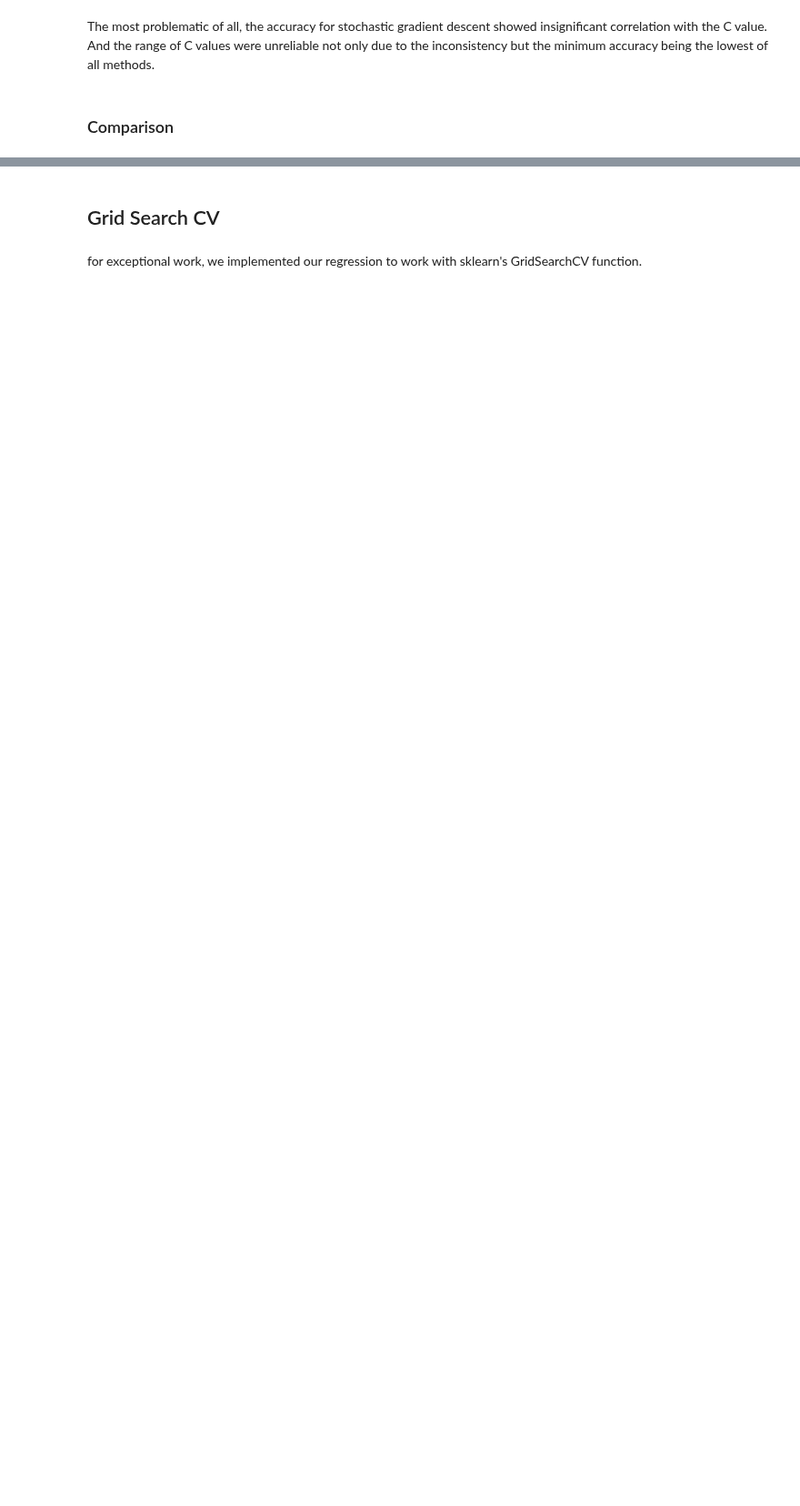
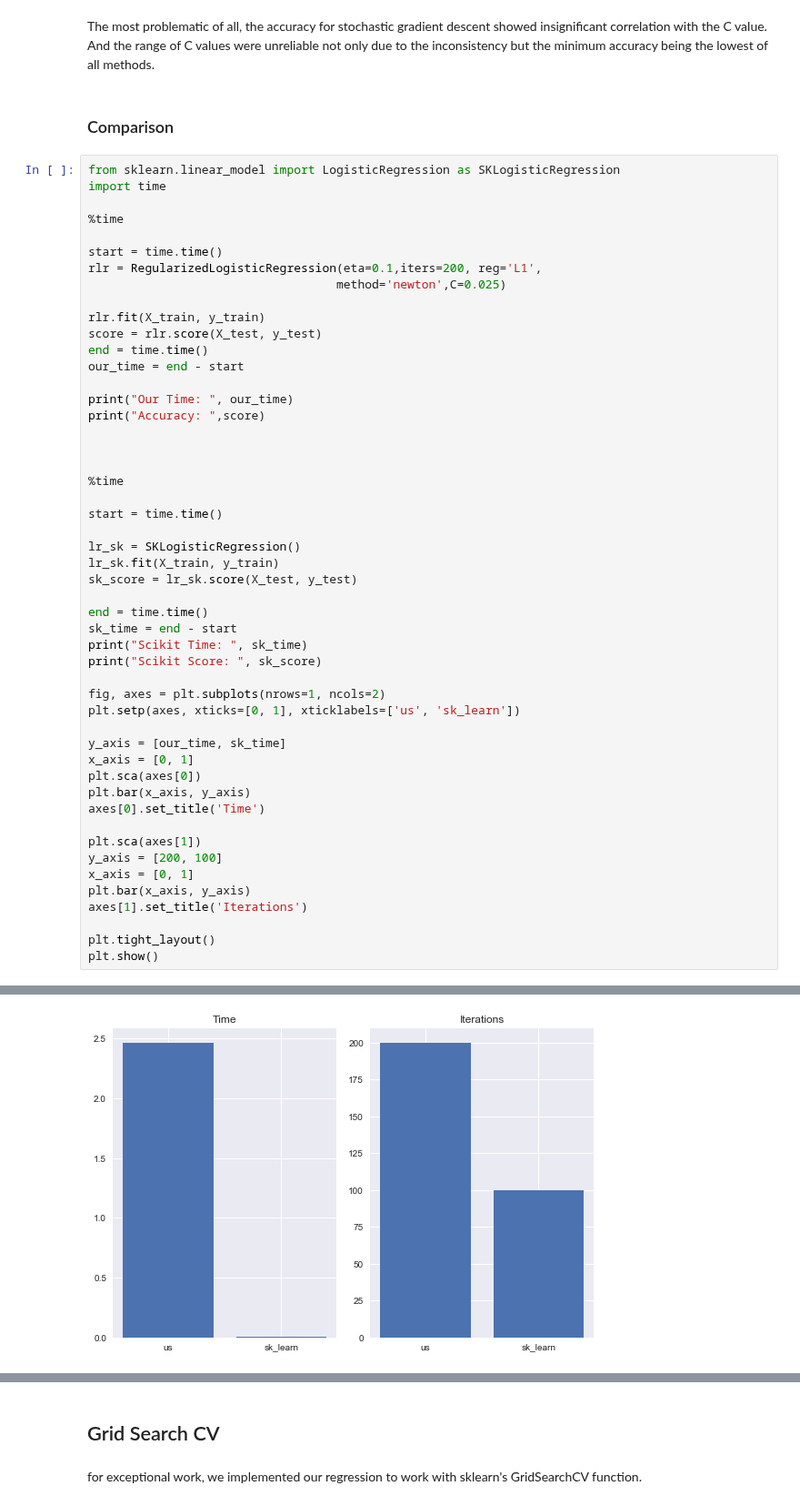
Before and after one commit to Thakugan/machine-learning-notebooks, a Jupyter notebook: 4-extending-logistric-regression/contraceptive-method-choice.ipynb, the cells around one changed output, grey strips where cells are left out. Shown at 91% size. Drawn from its saved outputs; the diff is of its cells as text; blank space fills up the shorter version.

```diff
--- a/4-extending-logistric-regression/contraceptive-method-choice.ipynb
+++ b/4-extending-logistric-regression/contraceptive-method-choice.ipynb
@@ -932,3 +932,54 @@ plt.legend(legend);
 The most problematic of all, the accuracy for stochastic gradient descent showed insignificant correlation with the C value. And the range of C values were unreliable not only due to the inconsistency but the minimum accuracy being the lowest of all methods.
 # %% [markdown]
 ### Comparison
+# %%
+from sklearn.linear_model import LogisticRegression as SKLogisticRegression
+import time
+
+%time
+
+start = time.time()
+rlr = RegularizedLogisticRegression(eta=0.1,iters=200, reg='L1',
+                                   method='newton',C=0.025)
+
+rlr.fit(X_train, y_train)
+score = rlr.score(X_test, y_test)
+end = time.time()
+our_time = end - start
+
+print("Our Time: ", our_time)
+print("Accuracy: ",score)
+
+
+
+%time
+
+start = time.time()
+
+lr_sk = SKLogisticRegression()
+lr_sk.fit(X_train, y_train)
+sk_score = lr_sk.score(X_test, y_test)
+
+end = time.time()
+sk_time = end - start
+print("Scikit Time: ", sk_time)
+print("Scikit Score: ", sk_score)
+
+fig, axes = plt.subplots(nrows=1, ncols=2)
+plt.setp(axes, xticks=[0, 1], xticklabels=['us', 'sk_learn'])
+
+y_axis = [our_time, sk_time]
+x_axis = [0, 1]
+plt.sca(axes[0])
+plt.bar(x_axis, y_axis)
+axes[0].set_title('Time')
+
+plt.sca(axes[1])
+y_axis = [200, 100]
+x_axis = [0, 1]
+plt.bar(x_axis, y_axis)
+axes[1].set_title('Iterations')
+
+plt.tight_layout()
+plt.show()
+# %% [output]
@@ -934,0 +992 @@ The most problematic of all, the accuracy for stochastic gradient descent showed
+[figure, added]
```
Also changed, not shown: parts of 4 cells of this notebook.
